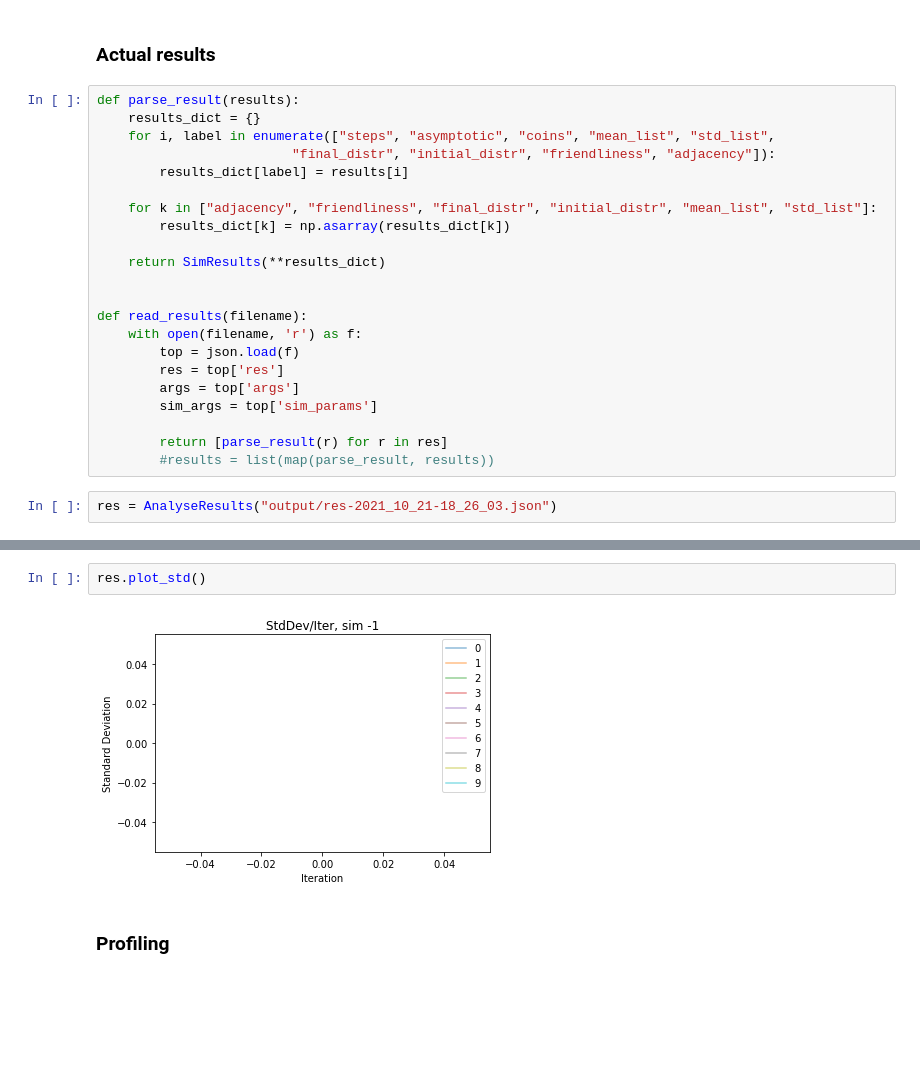
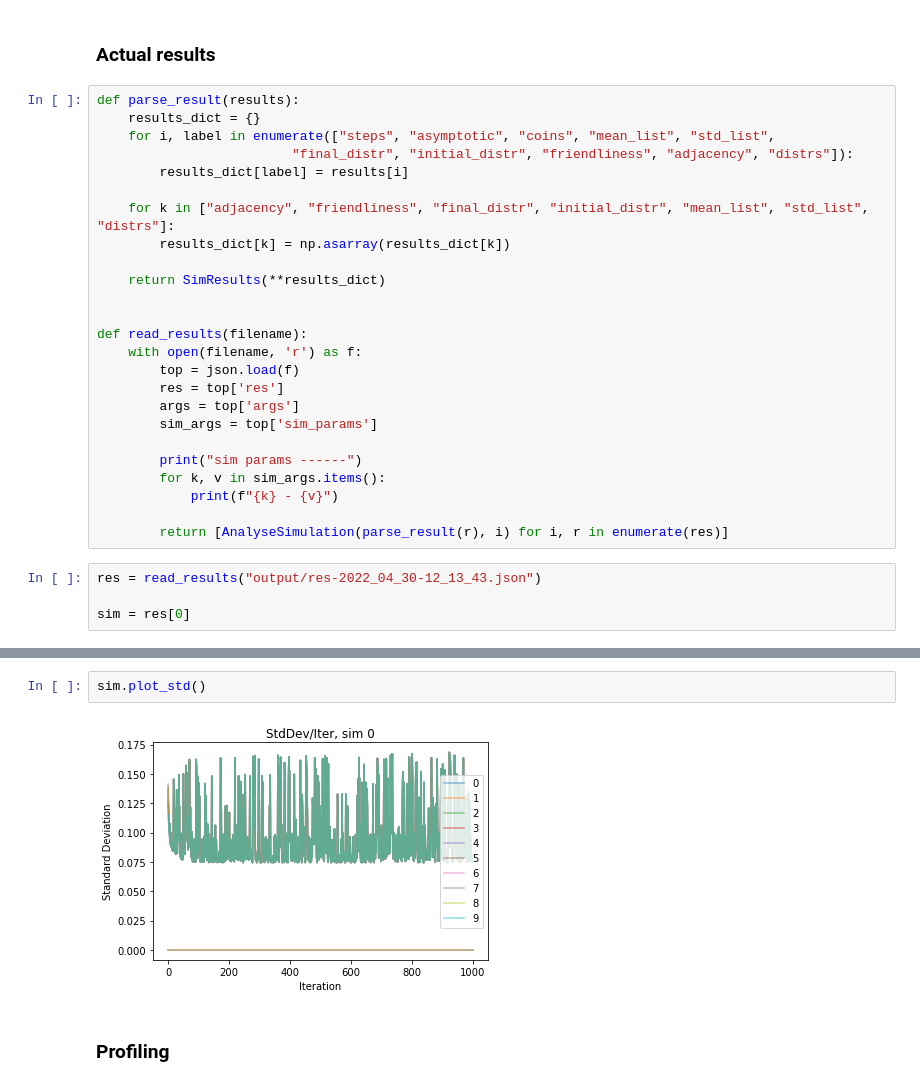
Before and after one commit to YutongB/Opinion-Dynamics, a Jupyter notebook: interact.ipynb, the cells around one changed output, grey strips where cells are left out. Saved outputs shown, nothing was run; the diff lists cells and outputs as text; blank space fills up the shorter version.

```diff
--- a/interact.ipynb
+++ b/interact.ipynb
@@ -105,10 +97,10 @@ class AnalyseResults:
 def parse_result(results):
     results_dict = {}
     for i, label in enumerate(["steps", "asymptotic", "coins", "mean_list", "std_list",
-                         "final_distr", "initial_distr", "friendliness", "adjacency"]):
+                         "final_distr", "initial_distr", "friendliness", "adjacency", "distrs"]):
         results_dict[label] = results[i]
 
-    for k in ["adjacency", "friendliness", "final_distr", "initial_distr", "mean_list", "std_list"]:
+    for k in ["adjacency", "friendliness", "final_distr", "initial_distr", "mean_list", "std_list", "distrs"]:
         results_dict[k] = np.asarray(results_dict[k])
 
     return SimResults(**results_dict)
@@ -121,7 +113,12 @@ def read_results(filename):
         args = top['args']
         sim_args = top['sim_params']
 
-        return [parse_result(r) for r in res]
-        #results = list(map(parse_result, results))
+        print("sim params ------")
+        for k, v in sim_args.items():
+            print(f"{k} - {v}")
+
+        return [AnalyseSimulation(parse_result(r), i) for i, r in enumerate(res)]
 # %%
-res = AnalyseResults("output/res-2021_10_21-18_26_03.json")
+res = read_results("output/res-2022_04_30-12_13_43.json")
+
+sim = res[0]
@@ -142,7 +176,7 @@ KeyboardInterrupt:
 # %%
-res.plot_std()
+sim.plot_std()
 # %% [output]
-[figure, old version]
+[figure, new version]
 # %% [markdown]
 ### Profiling
 # %%
```
Also changed, not shown: parts of 12 cells of this notebook.
